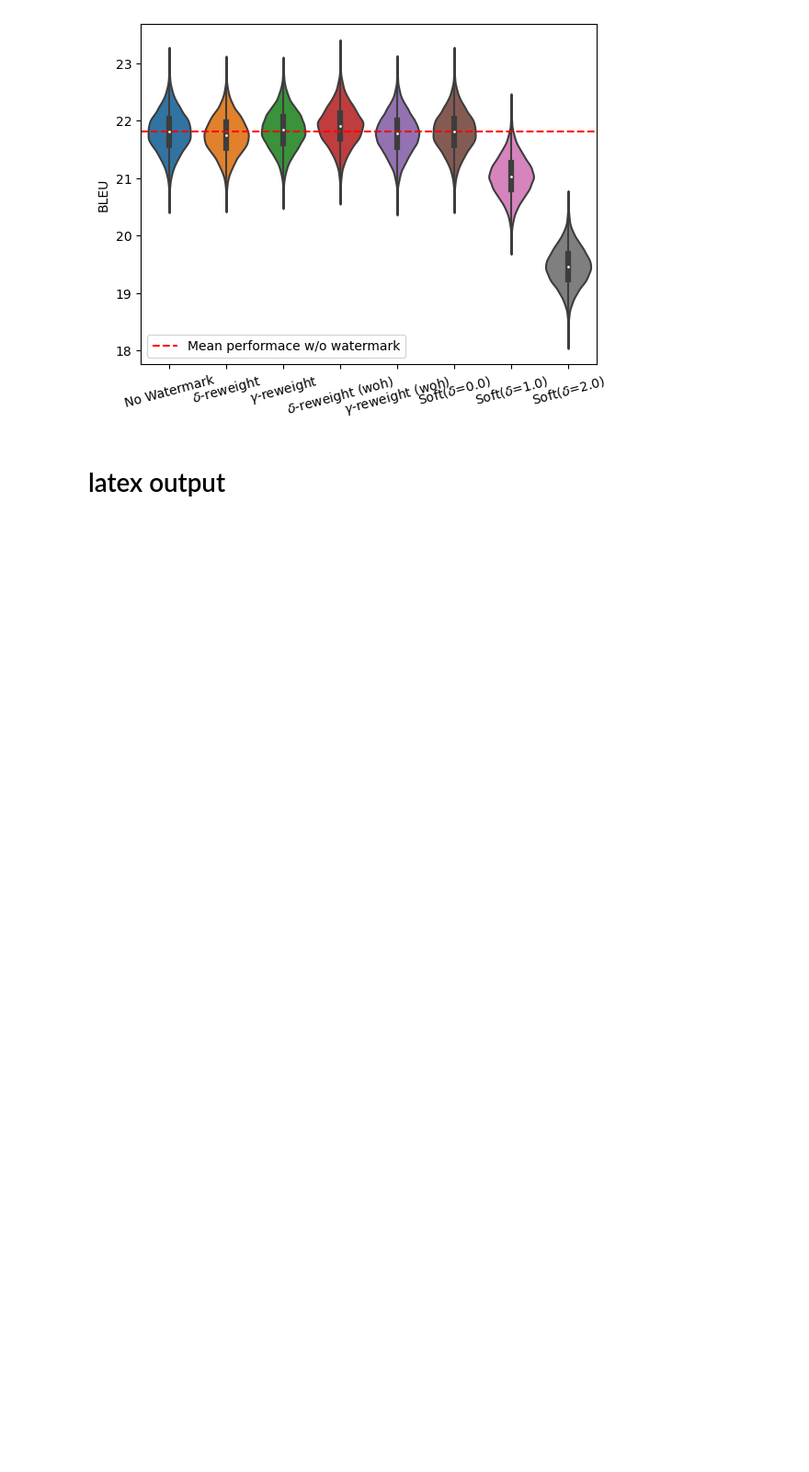
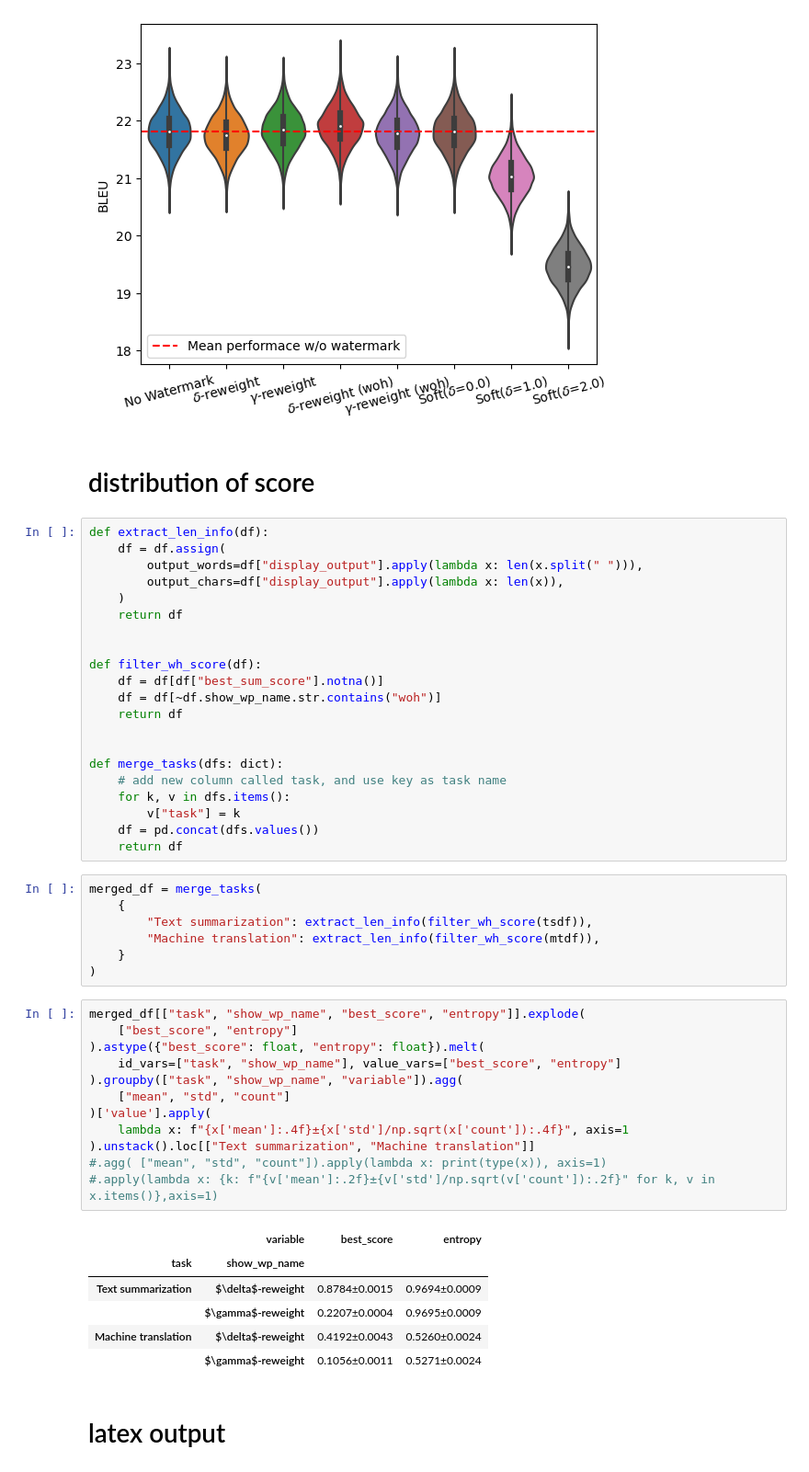
Before and after one commit to xiaoniu-578fa6bff964d005/UnbiasedWatermark, a Jupyter notebook: plot.ipynb, the cells around one changed output. Shown: that part at 92% size. Saved outputs shown, nothing was run; the diff lists cells and outputs as text; blank space fills up the shorter version.

```diff
--- a/plot.ipynb
+++ b/plot.ipynb
@@ -187,6 +187,55 @@ plt.show()
 # plt.savefig("figures/Violin_MT.pdf", format="pdf")
 # %% [output]
 [figure]
+# %% [markdown]
+# distribution of score
+# %%
+def extract_len_info(df):
+    df = df.assign(
+        output_words=df["display_output"].apply(lambda x: len(x.split(" "))),
+        output_chars=df["display_output"].apply(lambda x: len(x)),
+    )
+    return df
+
+
+def filter_wh_score(df):
+    df = df[df["best_sum_score"].notna()]
+    df = df[~df.show_wp_name.str.contains("woh")]
+    return df
+
+
+def merge_tasks(dfs: dict):
+    # add new column called task, and use key as task name
+    for k, v in dfs.items():
+        v["task"] = k
+    df = pd.concat(dfs.values())
+    return df
+# %%
+merged_df = merge_tasks(
+    {
+        "Text summarization": extract_len_info(filter_wh_score(tsdf)),
+        "Machine translation": extract_len_info(filter_wh_score(mtdf)),
+    }
+)
+# %%
+merged_df[["task", "show_wp_name", "best_score", "entropy"]].explode(
+    ["best_score", "entropy"]
+).astype({"best_score": float, "entropy": float}).melt(
+    id_vars=["task", "show_wp_name"], value_vars=["best_score", "entropy"]
+).groupby(["task", "show_wp_name", "variable"]).agg(
+    ["mean", "std", "count"]
+)['value'].apply(
+    lambda x: f"{x['mean']:.4f}±{x['std']/np.sqrt(x['count']):.4f}", axis=1
+).unstack().loc[["Text summarization", "Machine translation"]]
+#.agg( ["mean", "std", "count"]).apply(lambda x: print(type(x)), axis=1)
+#.apply(lambda x: {k: f"{v['mean']:.2f}±{v['std']/np.sqrt(v['count']):.2f}" for k, v in x.items()},axis=1)
+# %% [output]
+|  | variable | best_score | entropy |
+| task | show_wp_name |  |  |
+| Text summarization | $\delta$-reweight | 0.8784±0.0015 | 0.9694±0.0009 |
+|  | $\gamma$-reweight | 0.2207±0.0004 | 0.9695±0.0009 |
+| Machine translation | $\delta$-reweight | 0.4192±0.0043 | 0.5260±0.0024 |
+|  | $\gamma$-reweight | 0.1056±0.0011 | 0.5271±0.0024 |
 # %% [markdown]
 # latex output
 # %%
```
Also changed, not shown: parts of 6 cells of this notebook.
